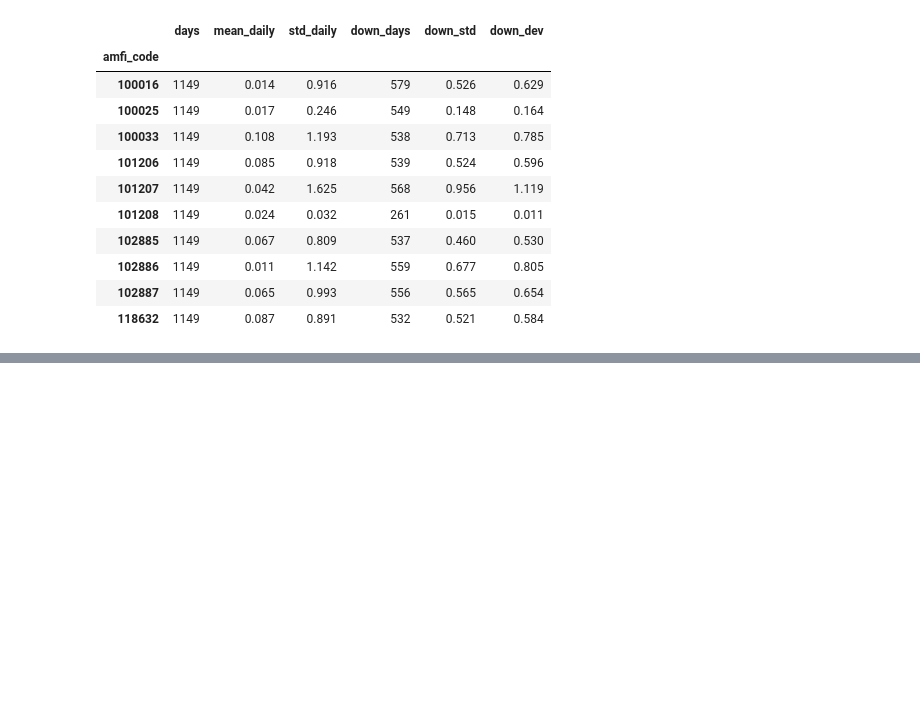
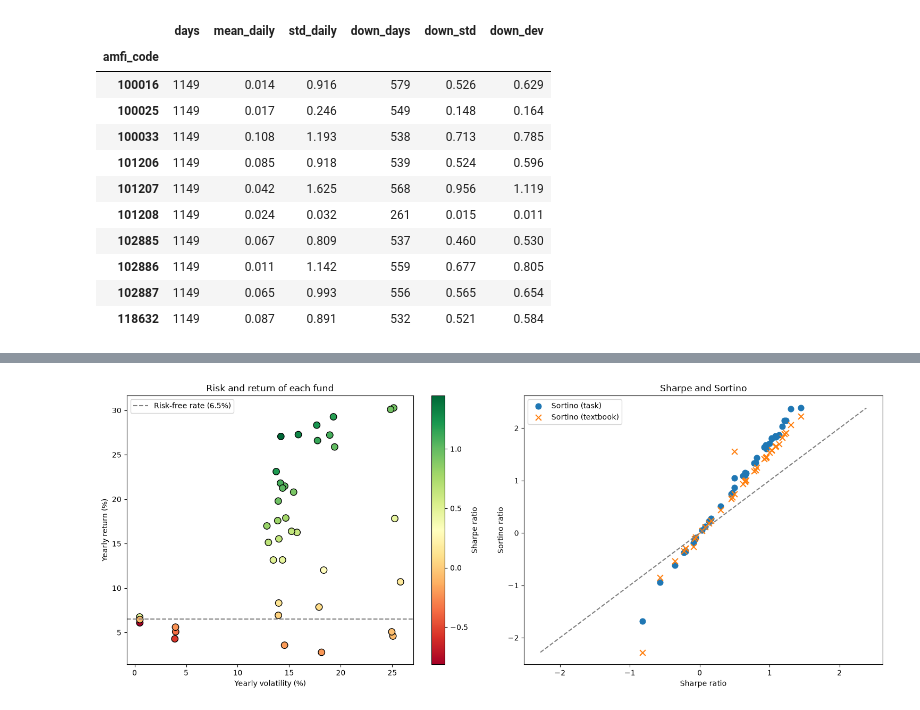
Before and after one commit to kevinmeshram/bluestock-fintech-data-analysis, a Jupyter notebook: notebooks_performance/03_sharpe_and_sortinoRatio.ipynb, the cells around one changed output, grey strips where cells are left out. Saved outputs shown, nothing was run; the diff lists cells and outputs as text; code cells hidden in the pictures; blank space fills up the shorter version.

Commit message:
Compute Sharpe and Sortino ratios and rank all funds

```diff
--- a/notebooks_performance/03_sharpe_and_sortinoRatio.ipynb
+++ b/notebooks_performance/03_sharpe_and_sortinoRatio.ipynb
@@ -118,0 +264,29 @@ for name, window in windows.items():
+# %%
+c = rank_table
+
+fig, axes = plt.subplots(1, 2, figsize=(15, 6))
+
+sc = axes[0].scatter(c['ann_vol_pct'], c['ann_return_pct'], c=c['sharpe'],
+                     cmap='RdYlGn', s=80, edgecolor='black')
+axes[0].axhline(RF_ANNUAL * 100, color='gray', linestyle='--', label='Risk-free rate (6.5%)')
+axes[0].set_xlabel('Yearly volatility (%)')
+axes[0].set_ylabel('Yearly return (%)')
+axes[0].set_title('Risk and return of each fund')
+axes[0].legend()
+fig.colorbar(sc, ax=axes[0], label='Sharpe ratio')
+
+axes[1].scatter(c['sharpe'], c['sortino_task'], label='Sortino (task)', s=60)
+axes[1].scatter(c['sharpe'], c['sortino_textbook'], label='Sortino (textbook)', s=60, marker='x')
+low = min(c['sharpe'].min(), c['sortino_task'].min(), c['sortino_textbook'].min())
+high = max(c['sharpe'].max(), c['sortino_task'].max(), c['sortino_textbook'].max())
+axes[1].plot([low, high], [low, high], color='gray', linestyle='--')
+axes[1].set_xlabel('Sharpe ratio')
+axes[1].set_ylabel('Sortino ratio')
+axes[1].set_title('Sharpe and Sortino')
+axes[1].legend()
+
+plt.tight_layout()
+plt.savefig(os.path.join(REPORTS_DIR, 'sharpe_sortino_charts.png'))
+plt.show()
+# %% [output]
+[figure, added]
```
Also changed, not shown: parts of 6 cells of this notebook.
